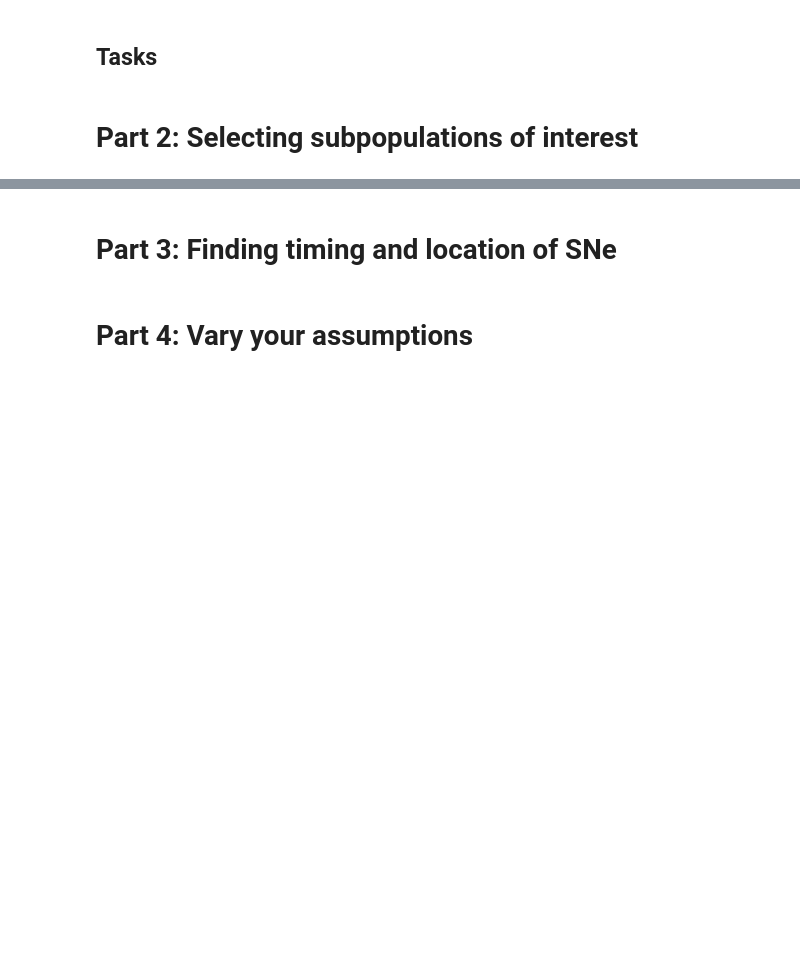
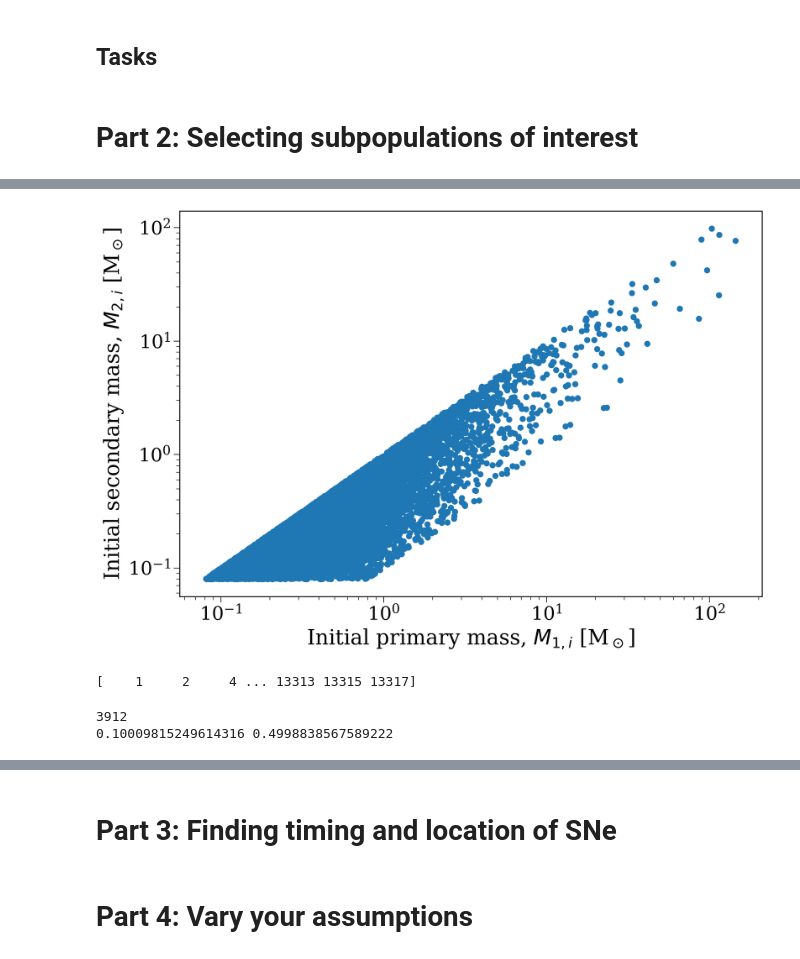
Before and after one commit to TeamCogsworth/cogsworth-school, a Jupyter notebook: notebooks/astronuc.ipynb, the cells around one changed output, grey strips where cells are left out. Drawn from its saved outputs; the diff is of its cells as text; code cells hidden in the pictures; blank space fills up the shorter version.

```diff
--- a/notebooks/astronuc.ipynb
+++ b/notebooks/astronuc.ipynb
@@ -196,3 +196,9 @@ plt.show()
 ## Tasks
 # %% [markdown]
 # Part 2: Selecting subpopulations of interest
+# %%
+p = cogsworth.pop.Population(
+    n_binaries=10000,
+    use_default_BSE_settings=True
+)
+p.create_population()
@@ -198,0 +212,13 @@ plt.show()
+# %%
+fig, ax = plt.subplots()
+ax.scatter(p.initial_binaries["mass_1"], p.initial_binaries["mass_2"])
+
+ax.set(
+    xscale="log",
+    yscale="log",
+    xlabel="Initial primary mass, $M_{1, i}$ [M$_\odot$]",
+    ylabel="Initial secondary mass, $M_{2, i}$ [M$_\odot$]",
+)
+plt.show()
+# %% [output]
+[figure, added]
@@ -198,0 +227,5 @@ plt.show()
+# %%
+selected_bin_nums = p.bin_nums[mass_ratio_mask]
+print(selected_bin_nums)
+# %% [output]
+[    1     2     4 ... 13313 13315 13317]
@@ -198,0 +238,10 @@ plt.show()
+# %%
+# how many binaries met this?
+print(len(new_pop))
+
+# range of mass ratios in this population
+q = new_pop.initial_binaries["mass_2"] / new_pop.initial_binaries["mass_1"]
+print(q.min(), q.max())
+# %% [output]
+3912
+0.10009815249614316 0.4998838567589222
```
Also changed, not shown: parts of 10 cells of this notebook, 6 other files.
